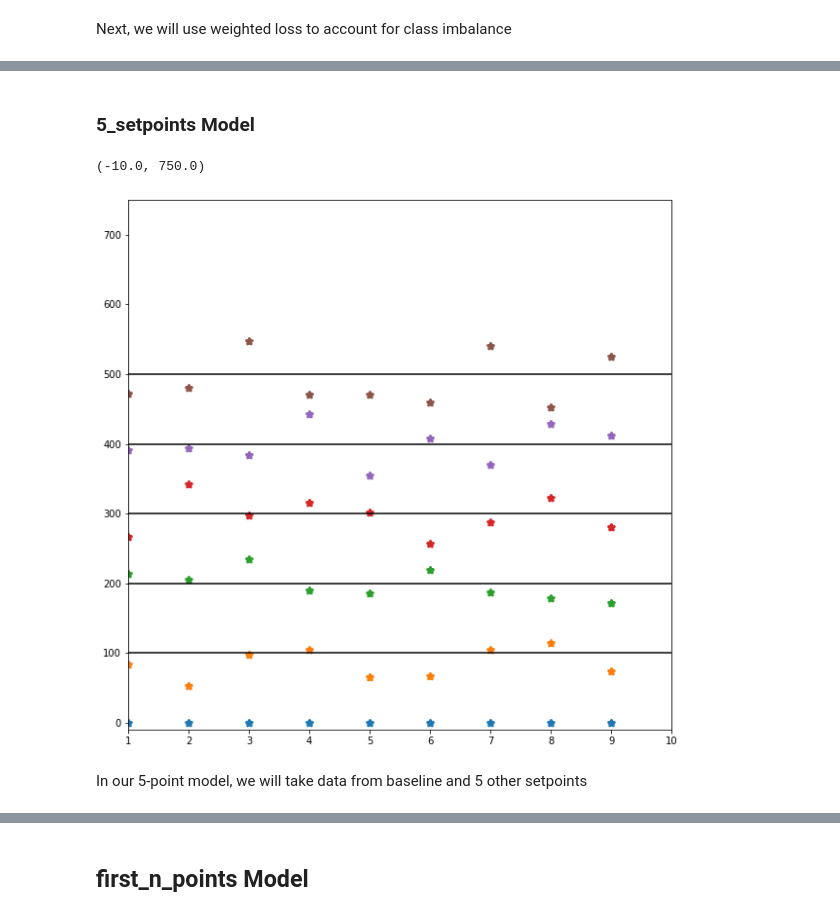
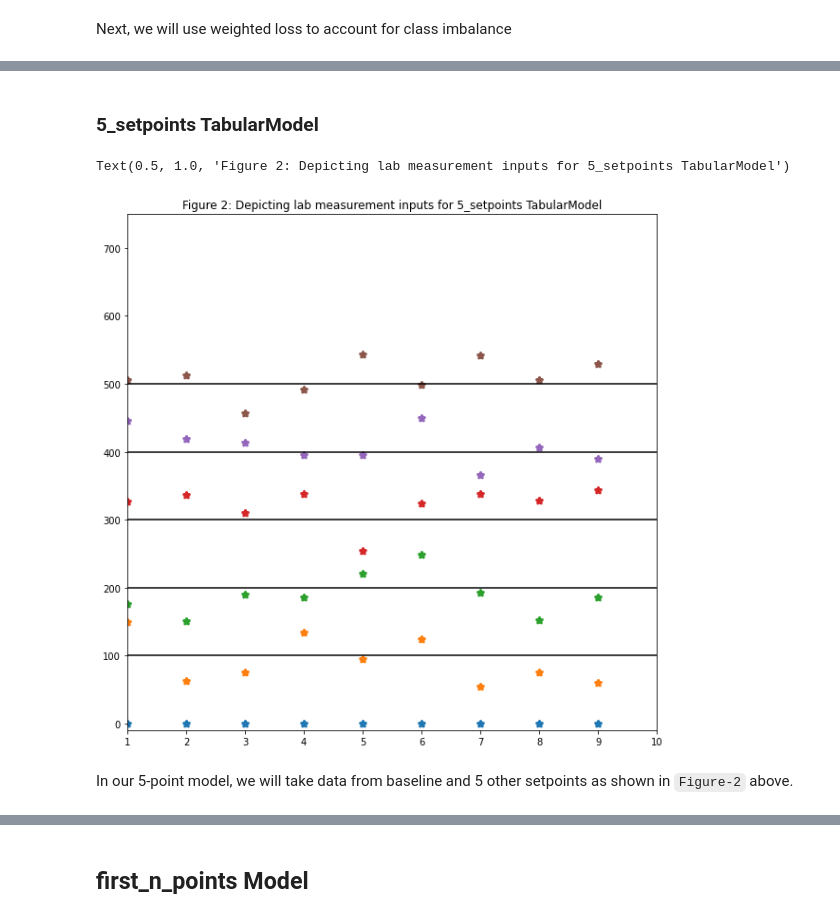
Before and after one commit to moarshy/hmckd, a Jupyter notebook: nbs/01_tabmodel.ipynb, the cells around one changed output, grey strips where cells are left out. Cells and saved outputs as stored; diff of their text form; code cells hidden in the pictures.

Commit message:
graphnn

```diff
--- a/nbs/01_tabmodel.ipynb
+++ b/nbs/01_tabmodel.ipynb
@@ -416,27 +415,28 @@ sns.heatmap(confusion_matrix(y_true, y_pred), annot=True, cmap='Blues')
 # %% [markdown]
-### 5_setpoints Model
+### 5_setpoints TabularModel
 # %%
 #hide_input
 plt.figure(figsize=(10,10))
 plt.scatter(range(1,10), [0 for e in range(1, 10)], marker='*', linewidths=3)
 plt.scatter(range(1,10), [100+random.randint(-50, 50) for e in range(1, 10)], marker='*', linewidths=3)
 plt.scatter(range(1,10), [200+random.randint(-50, 50) for e in range(1, 10)], marker='*', linewidths=3)
 plt.scatter(range(1,10), [300+random.randint(-50, 50) for e in range(1, 10)], marker='*', linewidths=3)
 plt.scatter(range(1,10), [400+random.randint(-50, 50) for e in range(1, 10)], marker='*', linewidths=3)
 plt.scatter(range(1,10), [500+random.randint(-50, 50) for e in range(1, 10)], marker='*', linewidths=3)
 
 plt.hlines(100, 0, 10)
 plt.hlines(200, 0, 10)
 plt.hlines(300, 0, 10)
 plt.hlines(400, 0, 10)
 plt.hlines(500, 0, 10)
 plt.xlim(1,10)
 plt.ylim(-10,750)
+plt.title("Figure 2: Depicting lab measurement inputs for 5_setpoints TabularModel")
 # %% [output]
-(-10.0, 750.0)
+Text(0.5, 1.0, 'Figure 2: Depicting lab measurement inputs for 5_setpoints TabularModel')
-[figure, old version]
+[figure, new version]
 # %% [markdown]
-In our 5-point model, we will take data from baseline and 5 other setpoints
+In our 5-point model, we will take data from baseline and 5 other setpoints as shown in `Figure-2` above.
 # %%
 #hide_input
 df = pd.read_csv('data/train_df_5f.csv')
```
Also changed, not shown: parts of 18 cells of this notebook, 3 other files.
